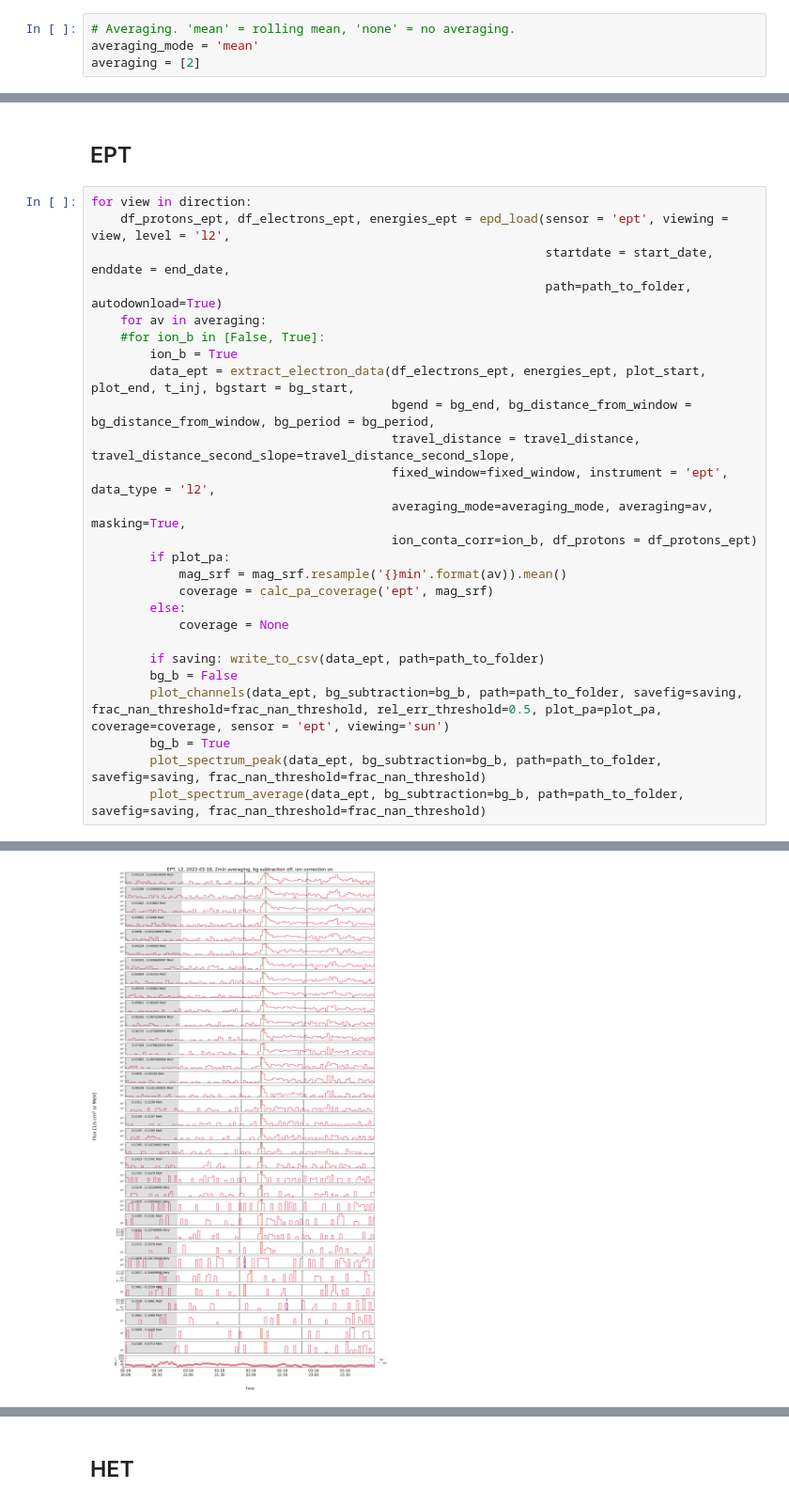
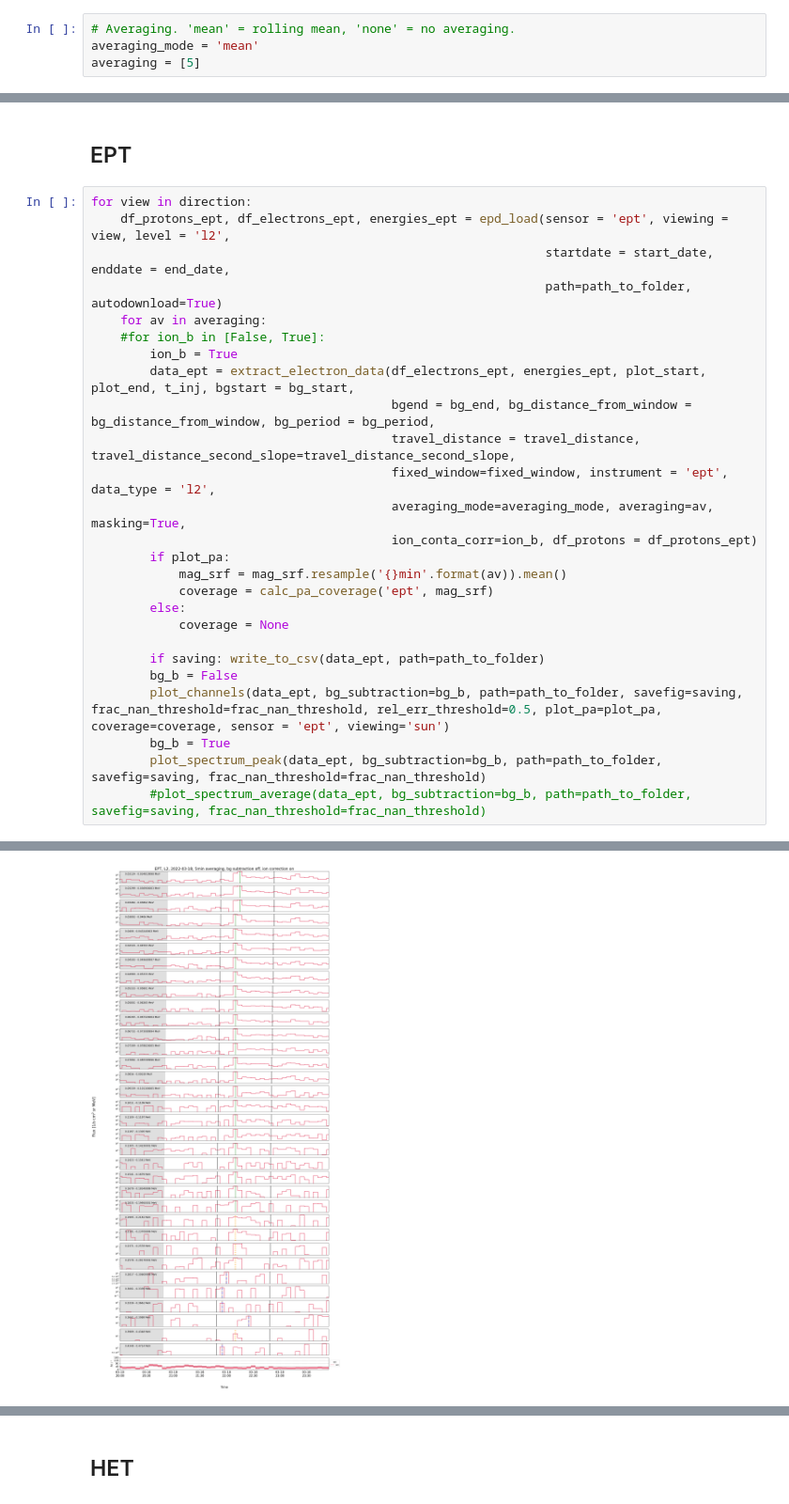
Before and after one commit to AnnamariaFedeli/SolOEPD-Plot-n-Fit-SEE, a Jupyter notebook: Plot-n-Fit-SEE-EnergySpectra_Nina.ipynb, the cells around one changed output, grey strips where cells are left out. Shown at 94% size. Cells and saved outputs as stored; diff of their text form.

```diff
--- a/Plot-n-Fit-SEE-EnergySpectra_Nina.ipynb
+++ b/Plot-n-Fit-SEE-EnergySpectra_Nina.ipynb
@@ -85,7 +85,7 @@ The averaging should be a list
 # %%
 # Averaging. 'mean' = rolling mean, 'none' = no averaging.
 averaging_mode = 'mean'
-averaging = [2]
+averaging = [5]
 # %%
 # Toggle saving of the images and .csv -files.
 saving = True
@@ -147,29 +147,29 @@ Opening of STEP just a placeholder! Replace with real value! This affects the 'm
 # %%
 for view in direction:
     df_protons_ept, df_electrons_ept, energies_ept = epd_load(sensor = 'ept', viewing = view, level = 'l2',
                                                               startdate = start_date, enddate = end_date,
                                                               path=path_to_folder, autodownload=True)
     for av in averaging:
     #for ion_b in [False, True]:
         ion_b = True
         data_ept = extract_electron_data(df_electrons_ept, energies_ept, plot_start, plot_end, t_inj, bgstart = bg_start,
                                          bgend = bg_end, bg_distance_from_window = bg_distance_from_window, bg_period = bg_period,
                                          travel_distance = travel_distance, travel_distance_second_slope=travel_distance_second_slope,
                                          fixed_window=fixed_window, instrument = 'ept', data_type = 'l2',
                                          averaging_mode=averaging_mode, averaging=av, masking=True,
                                          ion_conta_corr=ion_b, df_protons = df_protons_ept)
         if plot_pa:
             mag_srf = mag_srf.resample('{}min'.format(av)).mean()
             coverage = calc_pa_coverage('ept', mag_srf)
         else:
             coverage = None
 
         if saving: write_to_csv(data_ept, path=path_to_folder)
         bg_b = False
         plot_channels(data_ept, bg_subtraction=bg_b, path=path_to_folder, savefig=saving, frac_nan_threshold=frac_nan_threshold, rel_err_threshold=0.5, plot_pa=plot_pa, coverage=coverage, sensor = 'ept', viewing='sun')
         bg_b = True
         plot_spectrum_peak(data_ept, bg_subtraction=bg_b, path=path_to_folder, savefig=saving, frac_nan_threshold=frac_nan_threshold)
-        plot_spectrum_average(data_ept, bg_subtraction=bg_b, path=path_to_folder, savefig=saving, frac_nan_threshold=frac_nan_threshold)
+        #plot_spectrum_average(data_ept, bg_subtraction=bg_b, path=path_to_folder, savefig=saving, frac_nan_threshold=frac_nan_threshold)
 # %% [output]
 Calculating PA coverage for ept...
-[figure, old version]
+[figure, new version]
```
Also changed, not shown: parts of 12 cells of this notebook.
